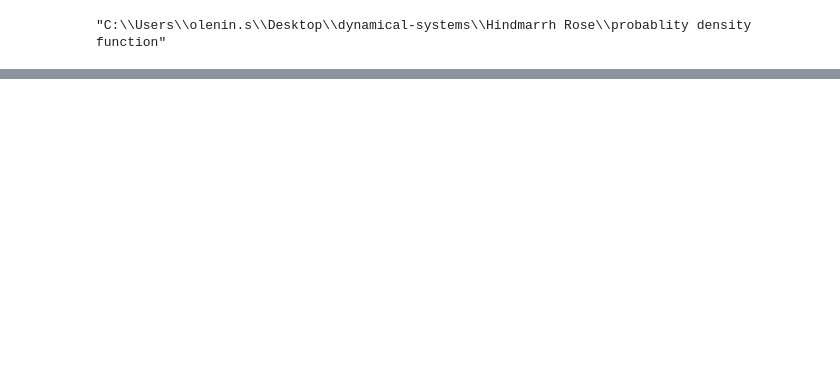
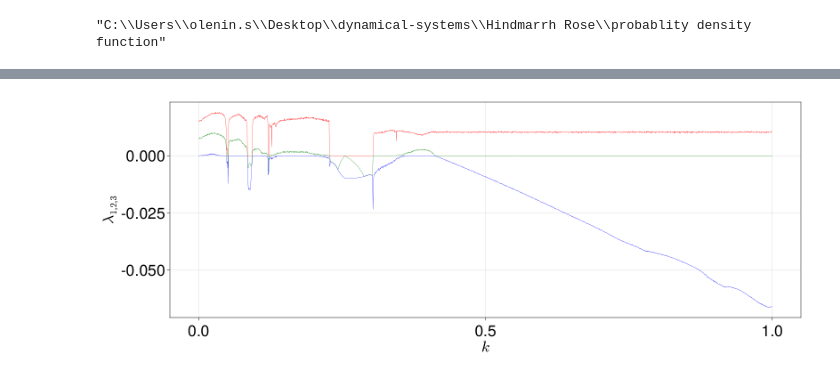
Before and after one commit to SergeyNovak777/dynamical-systems, a Jupyter notebook: Hindmarrh Rose/probablity density function/1d map k1k2 0.07.ipynb, the cells around one changed output, grey strips where cells are left out. Saved outputs shown, nothing was run; the diff lists cells and outputs as text; code cells hidden in the pictures; blank space fills up the shorter version.

```diff
--- a/Hindmarrh Rose/probablity density function/1d map k1k2 0.07.ipynb
+++ b/Hindmarrh Rose/probablity density function/1d map k1k2 0.07.ipynb
@@ -46,7 +46,7 @@ tspan = (0.0, 300000.0)
 # %% [output]
 (0.0, 300000.0)
 # %%
-k_space = range(0.0, 1.0, step = 0.0004)
+k_space = range(0.0, 1.0, step = 0.0002)
 
 
 spectrum_array = zeros(6, length(k_space))
@@ -183,0 +185,12 @@ f
+# %%
+f = Figure(resolution = (1600, 600), fontsize = 35)
+
+ax = Axis(f[1, 1], xlabel = L"k", ylabel = L"\lambda_{1, 2, 3}")
+
+lines!(ax, k_space[1:end], spectrum_array[1, 1:end], color = "red", linewidth = 0.5)
+lines!(ax, k_space[1:end], spectrum_array[2, 1:end], color = "green", linewidth = 0.5)
+lines!(ax, k_space[1:end], spectrum_array[3, 1:end], color = "blue", linewidth = 0.5)
+
+f
+# %% [output]
+[figure, added]
```
Also changed, not shown: parts of 12 cells of this notebook, 1 other file.
